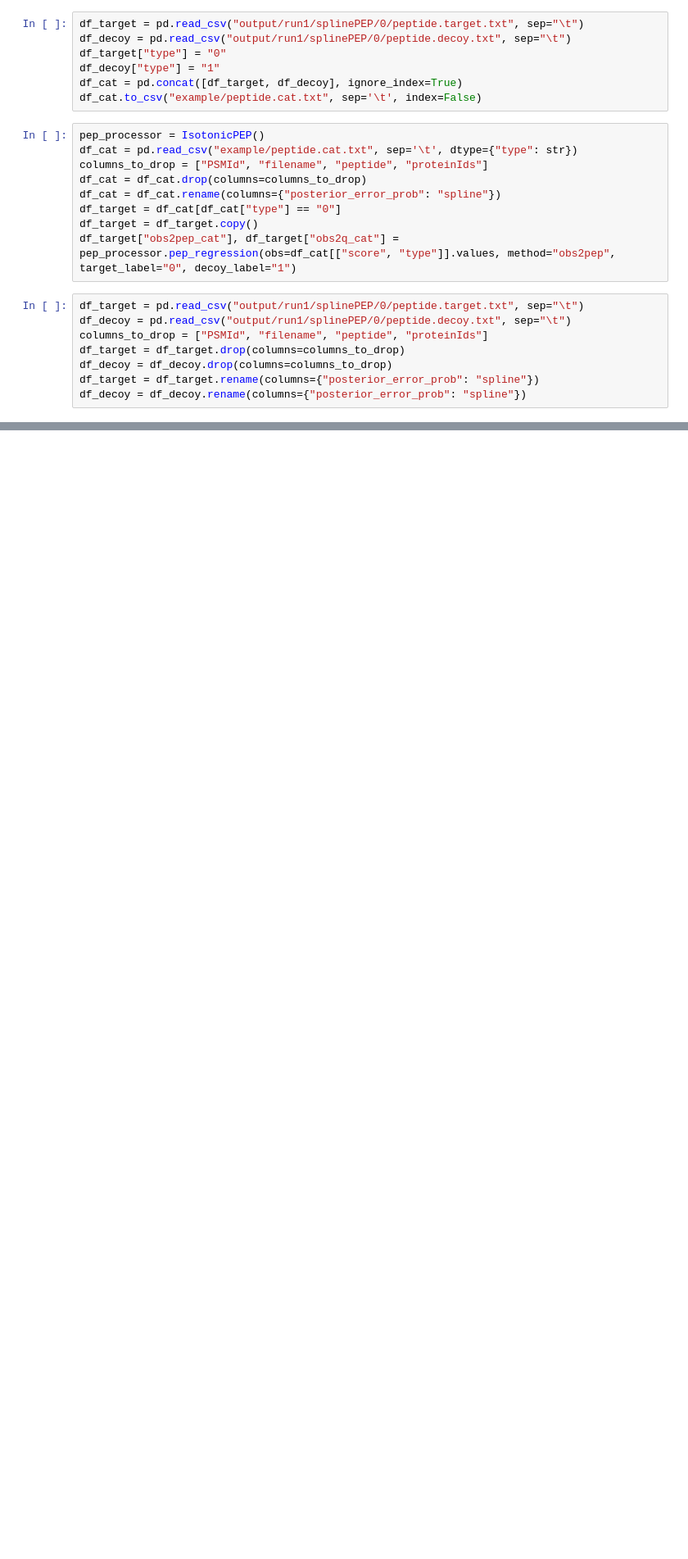
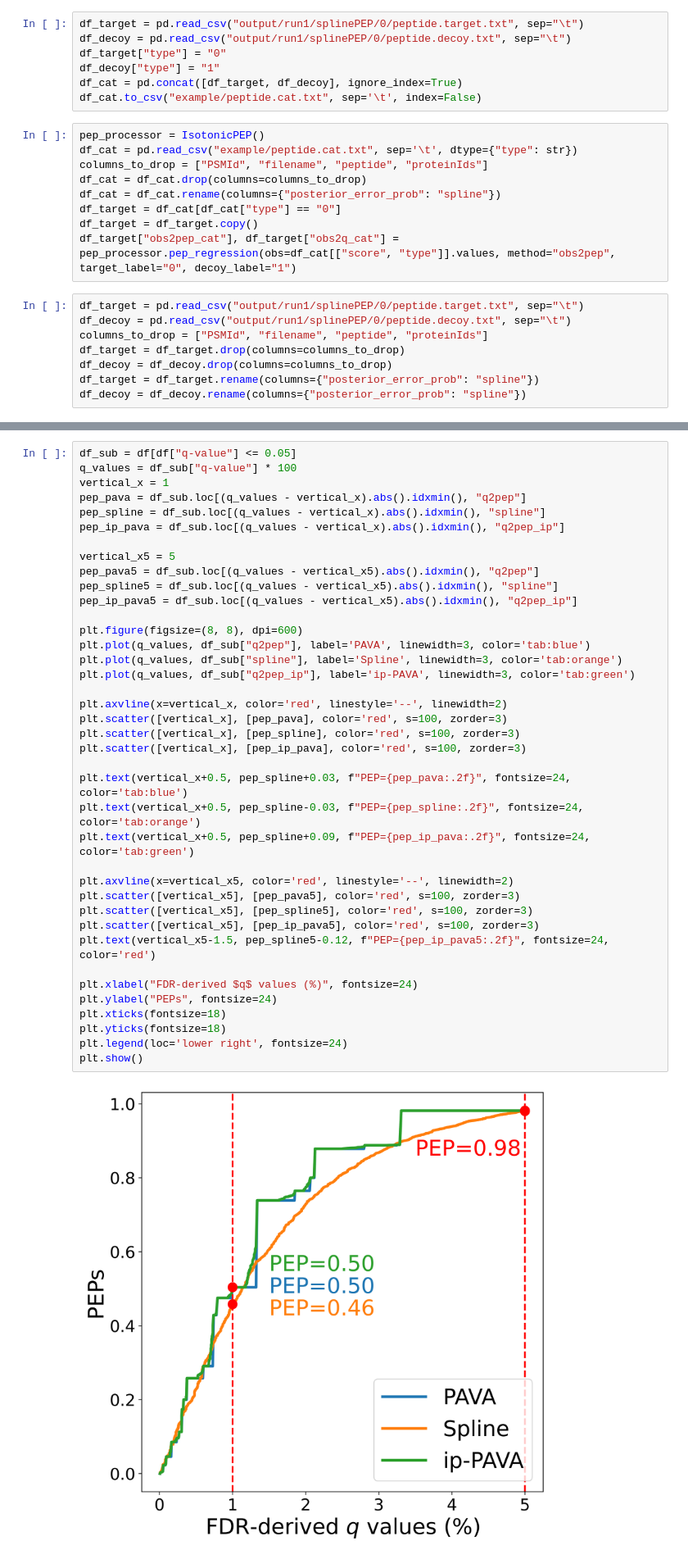
Before and after one commit to statisticalbiotechnology/smooth_q_to_pep, a Jupyter notebook: IsotonicPEP.ipynb, the cells around one changed output, grey strips where cells are left out. Shown at 82% size. Drawn from its saved outputs; the diff is of its cells as text; blank space fills up the shorter version.

```diff
--- a/IsotonicPEP.ipynb
+++ b/IsotonicPEP.ipynb
@@ -92 +104,42 @@ plt.show()
+# %%
+df_sub = df[df["q-value"] <= 0.05]
+q_values = df_sub["q-value"] * 100
+vertical_x = 1
+pep_pava = df_sub.loc[(q_values - vertical_x).abs().idxmin(), "q2pep"]
+pep_spline = df_sub.loc[(q_values - vertical_x).abs().idxmin(), "spline"]
+pep_ip_pava = df_sub.loc[(q_values - vertical_x).abs().idxmin(), "q2pep_ip"]
+
+vertical_x5 = 5
+pep_pava5 = df_sub.loc[(q_values - vertical_x5).abs().idxmin(), "q2pep"]
+pep_spline5 = df_sub.loc[(q_values - vertical_x5).abs().idxmin(), "spline"]
+pep_ip_pava5 = df_sub.loc[(q_values - vertical_x5).abs().idxmin(), "q2pep_ip"]
+
+plt.figure(figsize=(8, 8), dpi=600)
+plt.plot(q_values, df_sub["q2pep"], label='PAVA', linewidth=3, color='tab:blue')
+plt.plot(q_values, df_sub["spline"], label='Spline', linewidth=3, color='tab:orange')
+plt.plot(q_values, df_sub["q2pep_ip"], label='ip-PAVA', linewidth=3, color='tab:green')
+
+plt.axvline(x=vertical_x, color='red', linestyle='--', linewidth=2)
+plt.scatter([vertical_x], [pep_pava], color='red', s=100, zorder=3)
+plt.scatter([vertical_x], [pep_spline], color='red', s=100, zorder=3)
+plt.scatter([vertical_x], [pep_ip_pava], color='red', s=100, zorder=3)
+
+plt.text(vertical_x+0.5, pep_spline+0.03, f"PEP={pep_pava:.2f}", fontsize=24, color='tab:blue')
+plt.text(vertical_x+0.5, pep_spline-0.03, f"PEP={pep_spline:.2f}", fontsize=24, color='tab:orange')
+plt.text(vertical_x+0.5, pep_spline+0.09, f"PEP={pep_ip_pava:.2f}", fontsize=24, color='tab:green')
+
+plt.axvline(x=vertical_x5, color='red', linestyle='--', linewidth=2)
+plt.scatter([vertical_x5], [pep_pava5], color='red', s=100, zorder=3)
+plt.scatter([vertical_x5], [pep_spline5], color='red', s=100, zorder=3)
+plt.scatter([vertical_x5], [pep_ip_pava5], color='red', s=100, zorder=3)
+plt.text(vertical_x5-1.5, pep_spline5-0.12, f"PEP={pep_ip_pava5:.2f}", fontsize=24, color='red')
+
+plt.xlabel("FDR-derived $q$ values (%)", fontsize=24)
+plt.ylabel("PEPs", fontsize=24)
+plt.xticks(fontsize=18)
+plt.yticks(fontsize=18)
+plt.legend(loc='lower right', fontsize=24)
+plt.show()
+# %% [output]
+[figure, added]
 # %%
```
Also changed, not shown: parts of 7 cells of this notebook.
